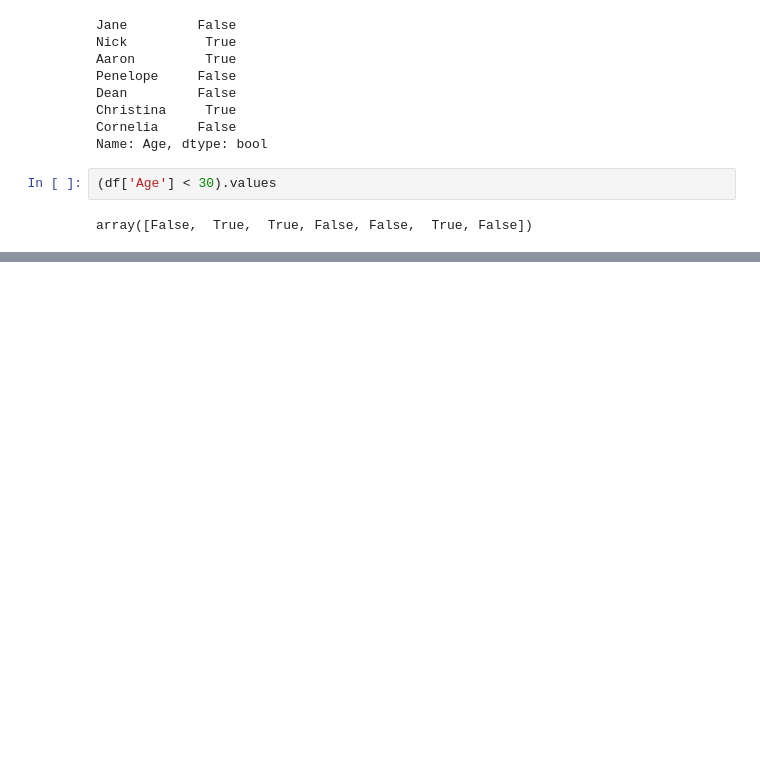
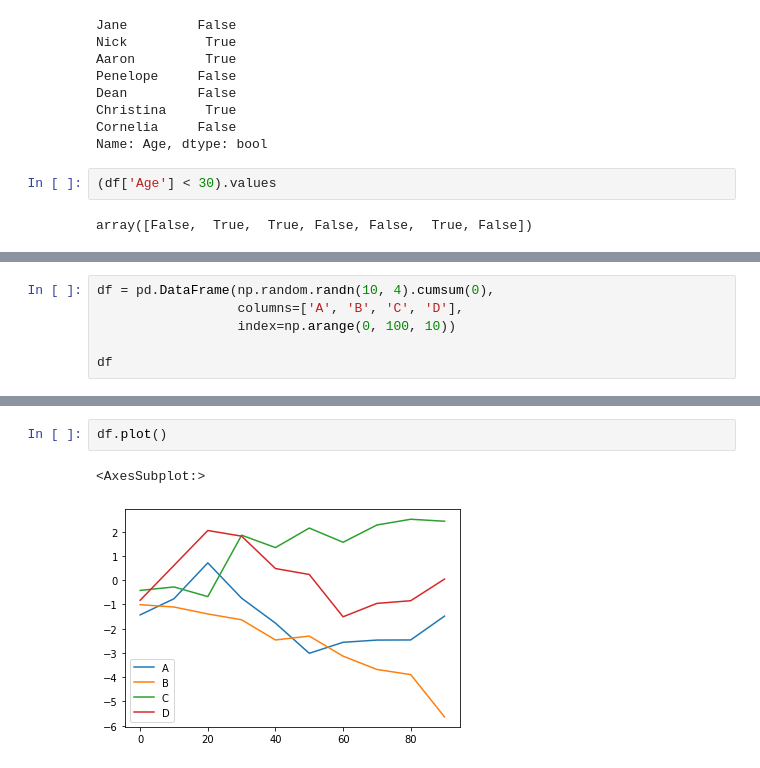
Before and after one commit to anishcr/kanagawa-university-python-demo, a Jupyter notebook: Pandas.ipynb, the cells around one changed output, grey strips where cells are left out. Drawn from its saved outputs; the diff is of its cells as text; blank space fills up the shorter version.

```diff
--- a/Pandas.ipynb
+++ b/Pandas.ipynb
@@ -330,0 +357,6 @@ array([False,  True,  True, False, False,  True, False])
+# %%
+df = pd.DataFrame(np.random.randn(10, 4).cumsum(0),
+                  columns=['A', 'B', 'C', 'D'],
+                  index=np.arange(0, 100, 10))
+
+df
@@ -330,0 +375,5 @@ array([False,  True,  True, False, False,  True, False])
+# %%
+df.plot()
+# %% [output]
+<AxesSubplot:>
+[figure, added]
```
Also changed, not shown: parts of 15 cells of this notebook.
